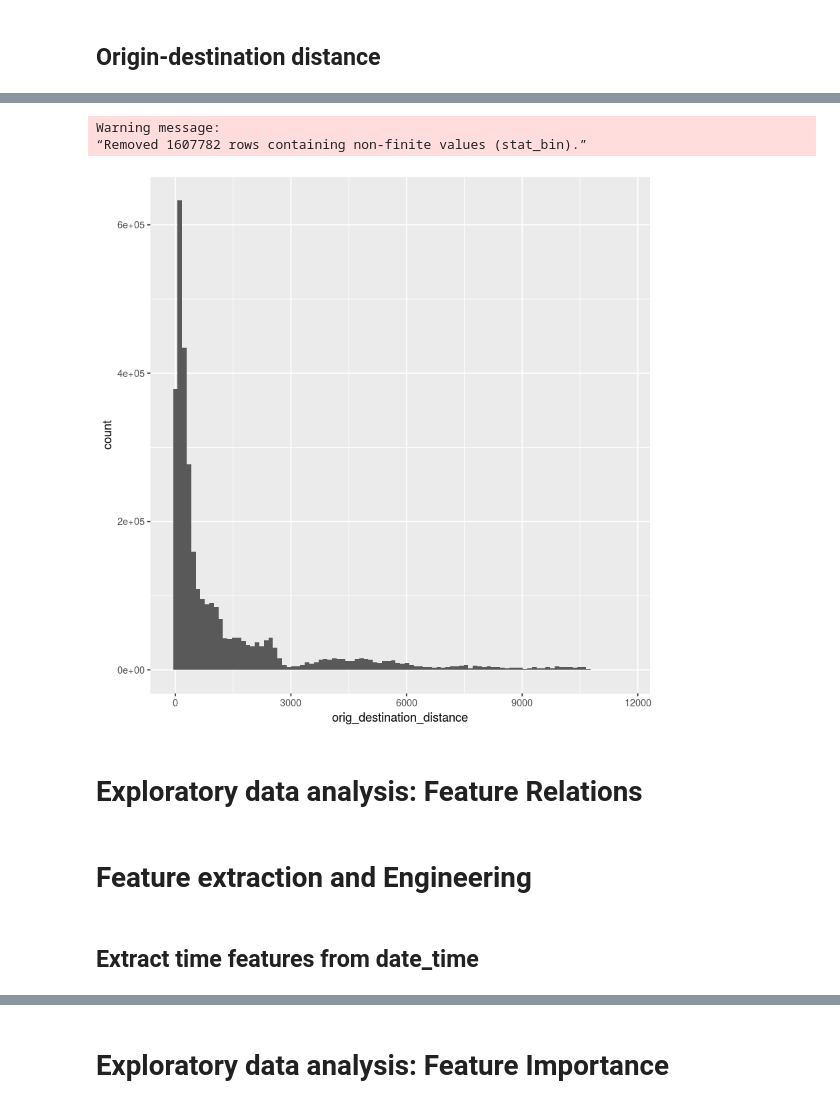
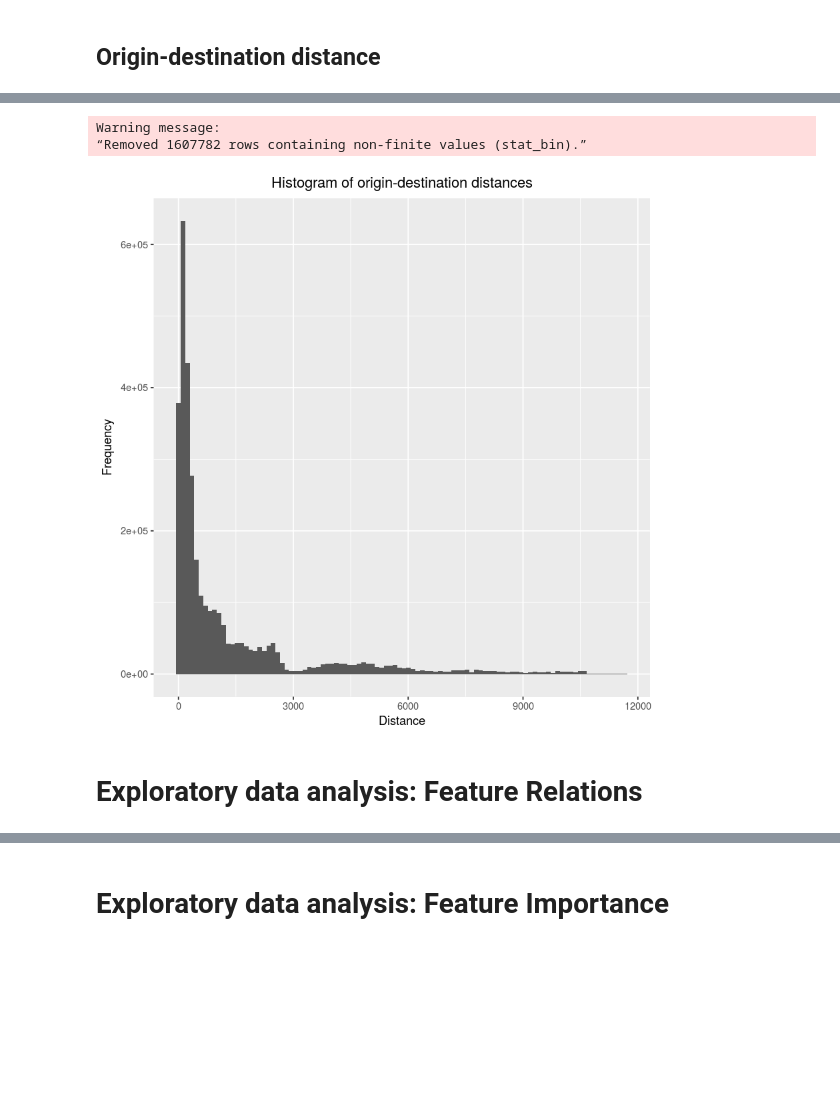
Before and after one commit to silesbu/dmt41, a Jupyter notebook: assignment2/R_analysis_assignment_2.ipynb, the cells around one changed output, grey strips where cells are left out. Drawn from its saved outputs; the diff is of its cells as text; code cells hidden in the pictures; blank space fills up the shorter version.

```diff
--- a/assignment2/R_analysis_assignment_2.ipynb
+++ b/assignment2/R_analysis_assignment_2.ipynb
@@ -65,8 +65,8 @@ load_part <- function(path,nrows = -1,skip = 1,colClasses = NA){
     return(df)
 }
 # %%
-trainPath <- "/home/kevin/data_mining/data/assignment2/train.csv"
-testPath <- "/home/kevin/data_mining/data/assignment2/test.csv"
+trainPath <- "/home/kevin/data_mining/data/assignment2/initial_train.csv"
+testPath <- "/home/kevin/data_mining/data/assignment2/final_test.csv"
 
 trainNames <- colnames(read.csv(trainPath,nrows = 1))
 testNames <- colnames(read.csv(testPath,nrows = 1))
@@ -340,13 +355,10 @@ theme(axis.text.x = element_text(angle = 0, hjust = 1), plot.title = element_tex
 # %%
 ggplot(data=df, aes(x=orig_destination_distance, na.rm=TRUE)) +
-geom_bar(stat="bin",bins=100) + theme(plot.title = element_text(hjust = 0.5))
+geom_bar(stat="bin",bins=100) + theme(plot.title = element_text(hjust = 0.5)) +
+labs(title="Histogram of origin-destination distances", x="Distance", y="Frequency")
 # %% [output]
 Warning message:
 “Removed 1607782 rows containing non-finite values (stat_bin).”
-[figure, old version]
+[figure, new version]
 # %% [markdown]
 # Exploratory data analysis: Feature Relations
-# %% [markdown]
-# Feature extraction and Engineering
-# %% [markdown]
-## Extract time features from date_time
```
Also changed, not shown: parts of 13 cells of this notebook, 2 other files.
